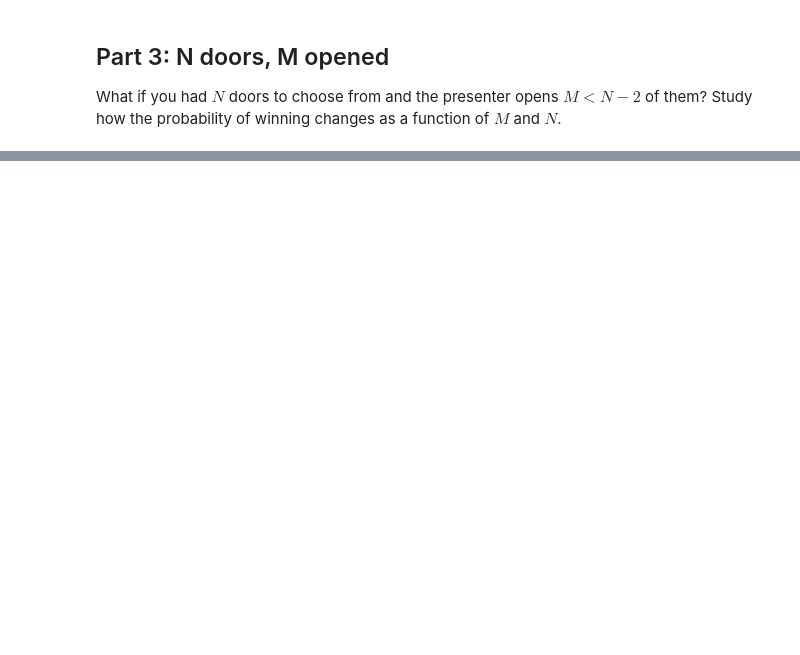
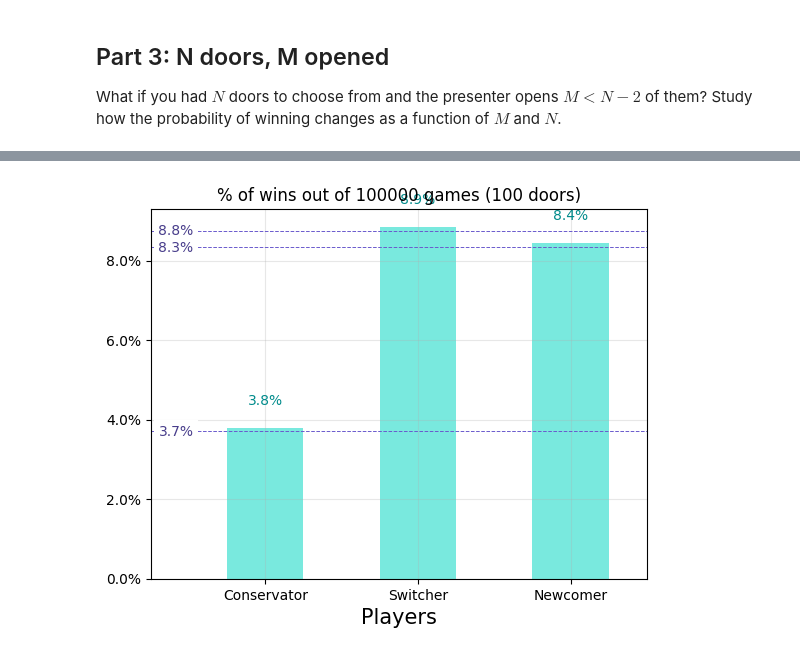
Before and after one commit to Alice-Palladino/astrostatistics_bicocca_2024, a Jupyter notebook: working/L02 - Monty Hall problem.ipynb, the cells around one changed output, grey strips where cells are left out. Drawn from its saved outputs; the diff is of its cells as text; code cells hidden in the pictures; blank space fills up the shorter version.

```diff
--- a/working/L02 - Monty Hall problem.ipynb
+++ b/working/L02 - Monty Hall problem.ipynb
@@ -566,0 +621,88 @@ What if you had $N$ doors to choose from and the presenter opens $M<N-2$ of them
+# %%
+N = 27
+M = 15
+n = 100000
+
+conservator_wins = 0
+switcher_wins = 0
+newcomer_wins = 0
+
+# Initialize the prizes behind each door:
+doors = np.array(['goat'] * (N-1) + ['car'])
+
+for i in range(n):
+    np.random.shuffle(doors)
+
+    # The switcher and conservators choose the first door:
+    first_choice = np.random.randint(0, N)
+
+    # Picking the winning door:
+    winning_door = np.where(doors=='car')[0][0]
+
+    # The host opens M doors; the contestants can choose between the N-M closed doors remaining:
+    doors_opened, doors_still_closed = doors_opening(N, winning_door, first_choice, M)
+
+    # The contestants choose their respective final doors:
+    conservator_door = first_choice
+    switcher_door = np.random.choice(doors_still_closed[~np.isin(doors_still_closed, first_choice)])
+    newcomer_door = np.random.choice(doors_still_closed, 1)[0]
+
+    # Update the scores:
+    if(conservator_door == winning_door):
+        conservator_wins += 1
+    if(switcher_door == winning_door):
+        switcher_wins += 1
+    if(newcomer_door == winning_door):
+        newcomer_wins += 1
+
+# Plotting the win percentage for each contestant:
+players = np.array(["Conservator", "Switcher", "Newcomer"])
+wins_percentage = np.array([conservator_wins*100/n, switcher_wins*100/n, newcomer_wins*100/n])
+expected_percentage = np.array([100/N, ((N-1)*100)/(N*(N-1-M)), 100/(N-M)])
+
+fig, ax = plt.subplots()
+plt.bar(players, wins_percentage, width=0.5, color='turquoise', alpha=0.7)
+plt.grid(alpha=0.3)
+ax.yaxis.set_major_formatter(PercentFormatter(xmax=100))
+plt.title('% of wins out of ' + str(n) + ' games (100 doors)')
+plt.xlabel('Players', fontsize=15)
+plt.xlim(-0.75, len(players) - 0.5)
+
+for i, true_value, exp_value in zip(np.arange(len(wins_percentage)), wins_percentage, expected_percentage):
+    # Print the true value on each bar:
+    plt.text(i, true_value + 0.5, f'{true_value:.1f}%', ha='center', va='bottom', color='darkcyan')
+    # Plot the expected value lines and stamps:
+    plt.axhline(exp_value, ls='dashed',c='slateblue', linewidth=0.7)
+    plt.annotate(str(round(exp_value, 1)) + '%', xy=(-0.75, exp_value), xytext=(-0.7, exp_value), verticalalignment='center', color='darkslateblue', bbox=dict(boxstyle='square', fc='white', edgecolor=(0, 0, 0, 0)))
+
+plt.show()
+
+
+
+
+
+
+
+# Plotting the win percentage for each contestant:
+players = np.array(["Conservator", "Switcher", "Newcomer"])
+wins_percentage = np.array([conservator_wins*100/n, switcher_wins*100/n, newcomer_wins*100/n])
+expected_percentage = np.array([((N-M-1)*100)/(2*N-M-2), ((N-1)*100)/(2*N-M-2), 100/(N-M)])
+
+fig, ax = plt.subplots()
+plt.bar(players, wins_percentage, width=0.5, color='turquoise', alpha=0.7)
+plt.grid(alpha=0.3)
+ax.yaxis.set_major_formatter(PercentFormatter(xmax=100))
+plt.title('% of wins out of ' + str(n) + ' games (100 doors)')
+plt.xlabel('Players', fontsize=15)
+plt.xlim(-0.75, len(players) - 0.5)
+
+for i, true_value, exp_value in zip(np.arange(len(wins_percentage)), wins_percentage, expected_percentage):
+    # Print the true value on each bar:
+    plt.text(i, true_value + 0.5, f'{true_value:.1f}%', ha='center', va='bottom', color='darkcyan')
+    # Plot the expected value lines and stamps:
+    plt.axhline(exp_value, ls='dashed',c='slateblue', linewidth=0.7)
+    plt.annotate(str(round(exp_value, 1)) + '%', xy=(-0.75, exp_value), xytext=(-0.7, exp_value), verticalalignment='center', color='darkslateblue', bbox=dict(boxstyle='square', fc='white', edgecolor=(0, 0, 0, 0)))
+
+plt.show()
+# %% [output]
+[figure, added]
```
Also changed, not shown: parts of 11 cells of this notebook.
